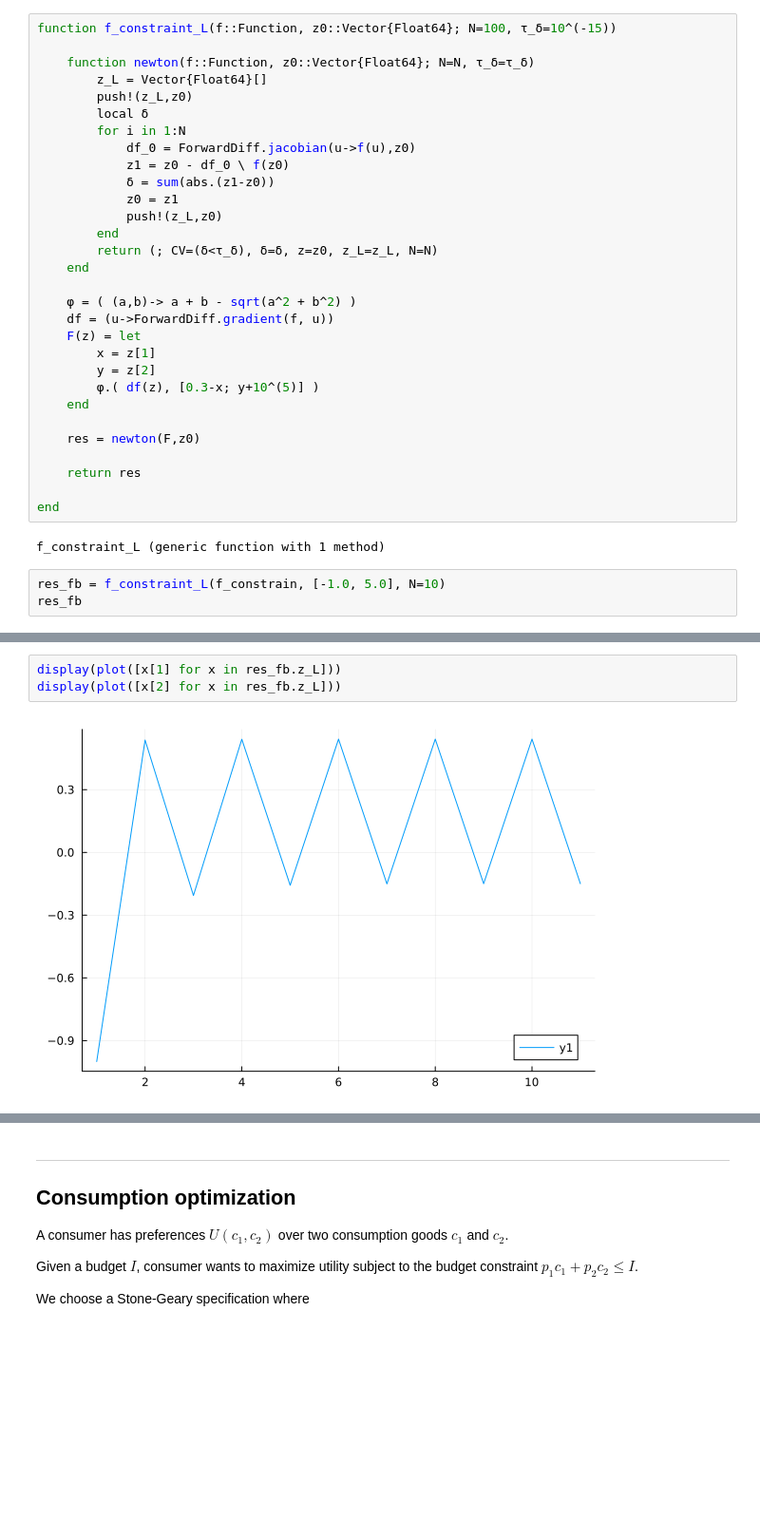
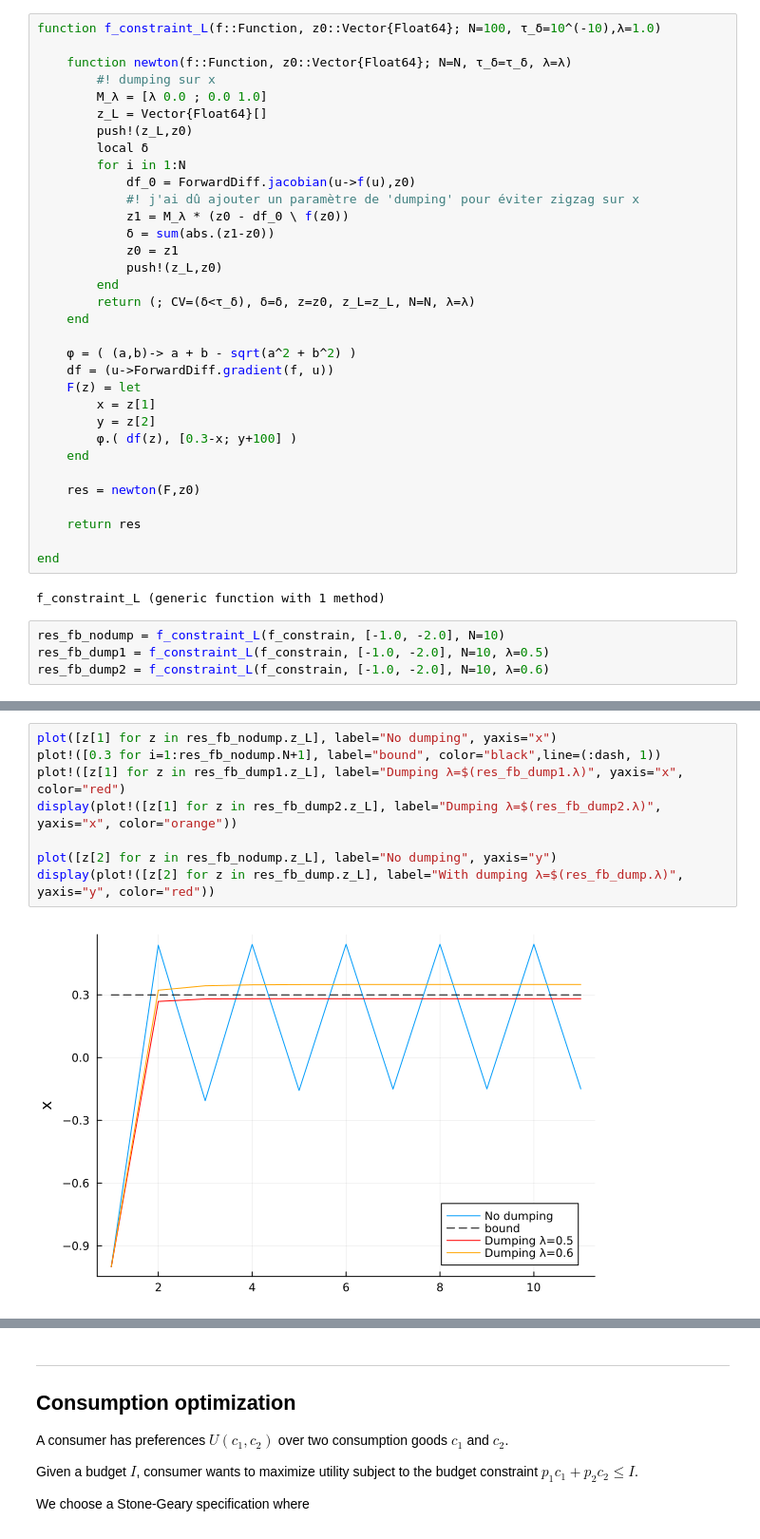
Before and after one commit to PierreRlld/NUM3A, a Jupyter notebook: Tutorial/4_Optimization.out.ipynb, the cells around one changed output, grey strips where cells are left out. Shown: that part at 95% size. Saved outputs shown, nothing was run; the diff lists cells and outputs as text; blank space fills up the shorter version.

```diff
--- a/Tutorial/4_Optimization.out.ipynb
+++ b/Tutorial/4_Optimization.out.ipynb
@@ -257,20 +238,23 @@ F\begin{pmatrix} x \\ y \end{pmatrix} = \begin{pmatrix} 0 \\ 0 \end{pmatrix}
 \textrm{\textbf{Solution Firsher-Burmeister : }} \; \rightarrow \; (x^{\star},y^{\star}) = z^{\star}
 $$
 # %%
-function f_constraint_L(f::Function, z0::Vector{Float64}; N=100, τ_δ=10^(-15))
+function f_constraint_L(f::Function, z0::Vector{Float64}; N=100, τ_δ=10^(-10),λ=1.0)
 
-    function newton(f::Function, z0::Vector{Float64}; N=N, τ_δ=τ_δ)
+    function newton(f::Function, z0::Vector{Float64}; N=N, τ_δ=τ_δ, λ=λ)
+        #! dumping sur x
+        M_λ = [λ 0.0 ; 0.0 1.0]
         z_L = Vector{Float64}[]
         push!(z_L,z0)
         local δ
         for i in 1:N
             df_0 = ForwardDiff.jacobian(u->f(u),z0)
-            z1 = z0 - df_0 \ f(z0)
+            #! j'ai dû ajouter un paramètre de 'dumping' pour éviter zigzag sur x
+            z1 = M_λ * (z0 - df_0 \ f(z0))
             δ = sum(abs.(z1-z0))
             z0 = z1
             push!(z_L,z0)
         end
-        return (; CV=(δ<τ_δ), δ=δ, z=z0, z_L=z_L, N=N)
+        return (; CV=(δ<τ_δ), δ=δ, z=z0, z_L=z_L, N=N, λ=λ)
     end
 
     φ = ( (a,b)-> a + b - sqrt(a^2 + b^2) )
@@ -278,7 +262,7 @@ function f_constraint_L(f::Function, z0::Vector{Float64}; N=100, τ_δ=10^(-15))
     F(z) = let
         x = z[1]
         y = z[2]
-        φ.( df(z), [0.3-x; y+10^(5)] )
+        φ.( df(z), [0.3-x; y+100] )
     end
 
     res = newton(F,z0)
@@ -289,6 +273,7 @@ end
 # %% [output]
 f_constraint_L (generic function with 1 method)
 # %%
-res_fb = f_constraint_L(f_constrain, [-1.0, 5.0], N=10)
-res_fb
+res_fb_nodump = f_constraint_L(f_constrain, [-1.0, -2.0], N=10)
+res_fb_dump1 = f_constraint_L(f_constrain, [-1.0, -2.0], N=10, λ=0.5)
+res_fb_dump2 = f_constraint_L(f_constrain, [-1.0, -2.0], N=10, λ=0.6)
 # %% [output]
@@ -296,5 +281,10 @@ res_fb
 # %%
-display(plot([x[1] for x in res_fb.z_L]))
-display(plot([x[2] for x in res_fb.z_L]))
+plot([z[1] for z in res_fb_nodump.z_L], label="No dumping", yaxis="x")
+plot!([0.3 for i=1:res_fb_nodump.N+1], label="bound", color="black",line=(:dash, 1))
+plot!([z[1] for z in res_fb_dump1.z_L], label="Dumping λ=$(res_fb_dump1.λ)", yaxis="x", color="red")
+display(plot!([z[1] for z in res_fb_dump2.z_L], label="Dumping λ=$(res_fb_dump2.λ)", yaxis="x", color="orange"))
+
+plot([z[2] for z in res_fb_nodump.z_L], label="No dumping", yaxis="y")
+display(plot!([z[2] for z in res_fb_dump.z_L], label="With dumping λ=$(res_fb_dump.λ)", yaxis="y", color="red"))
 # %% [output]
-[figure, old version]
+[figure, new version]
```
Also changed, not shown: parts of 3 cells of this notebook, 2 other files.
